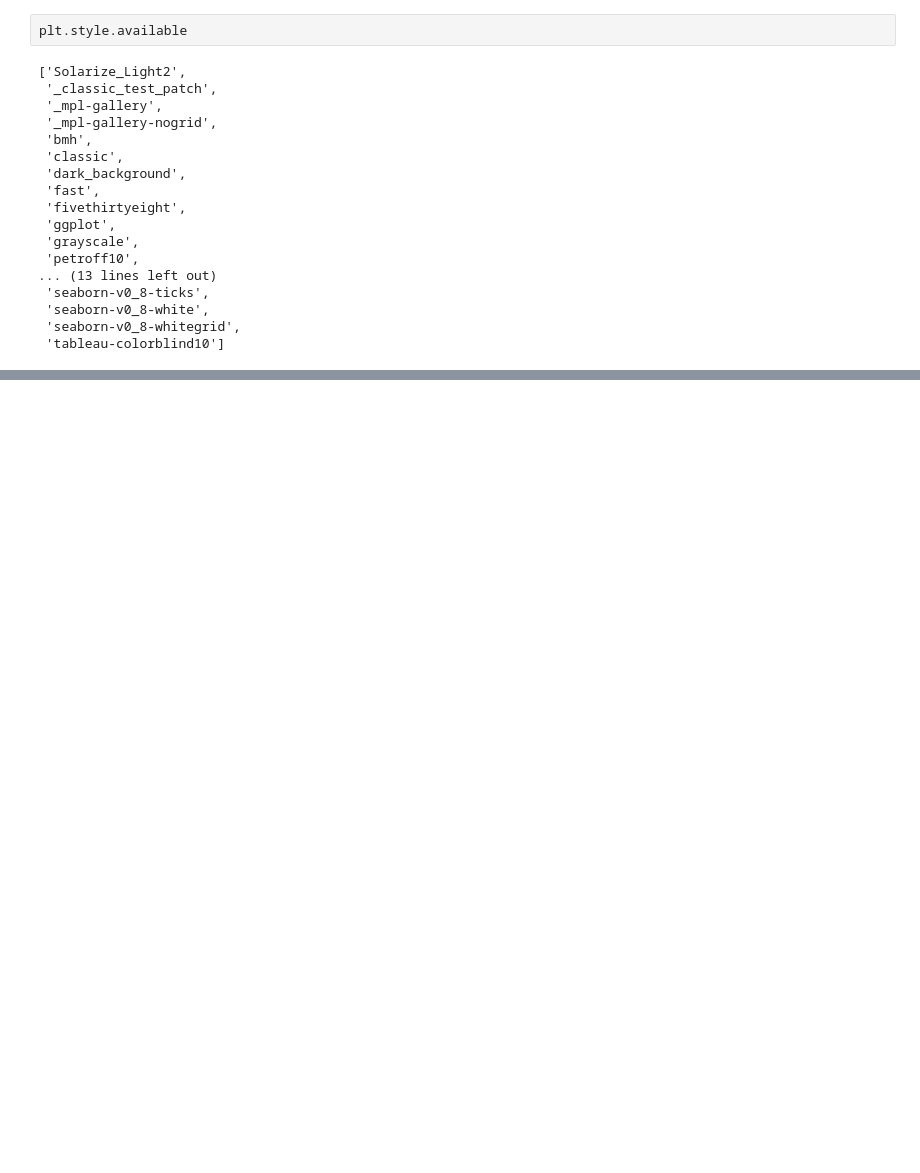
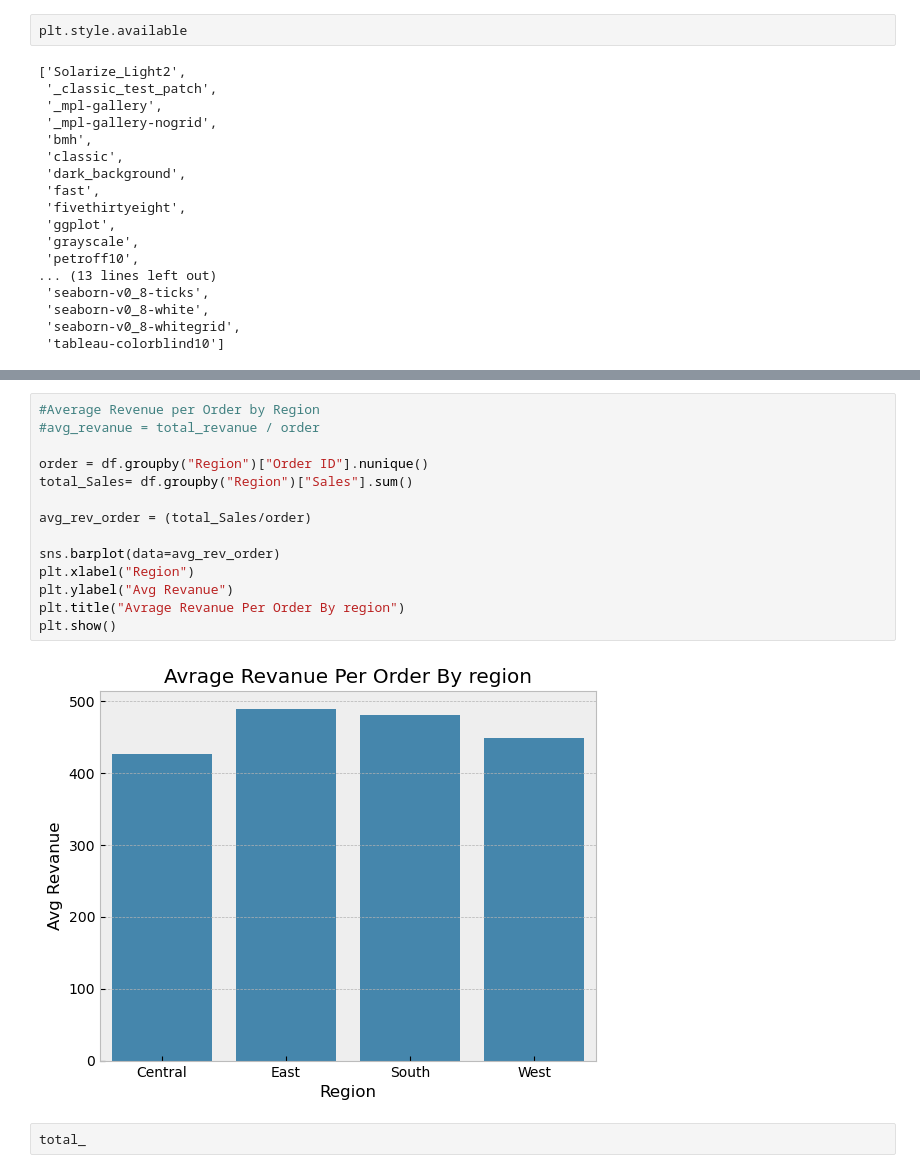
Before and after one commit to yashpawar-99/ecommerce-sales-analysis, a Jupyter notebook: notebooks/02_visualization.ipynb, the cells around one changed output, grey strips where cells are left out. Cells and saved outputs as stored; diff of their text form; blank space fills up the shorter version.

Commit message:
analyze customer revenue and order behavior

```diff
--- a/notebooks/02_visualization.ipynb
+++ b/notebooks/02_visualization.ipynb
@@ -77,0 +78,18 @@ plt.show()
+# %%
+#Average Revenue per Order by Region
+#avg_revanue = total_revanue / order
+
+order = df.groupby("Region")["Order ID"].nunique()
+total_Sales= df.groupby("Region")["Sales"].sum()
+
+avg_rev_order = (total_Sales/order)
+
+sns.barplot(data=avg_rev_order)
+plt.xlabel("Region")
+plt.ylabel("Avg Revanue")
+plt.title("Avrage Revanue Per Order By region")
+plt.show()
+# %% [output]
+[figure, added]
+# %%
+total_
```
Also changed, not shown: parts of 2 cells of this notebook, 1 other file.
